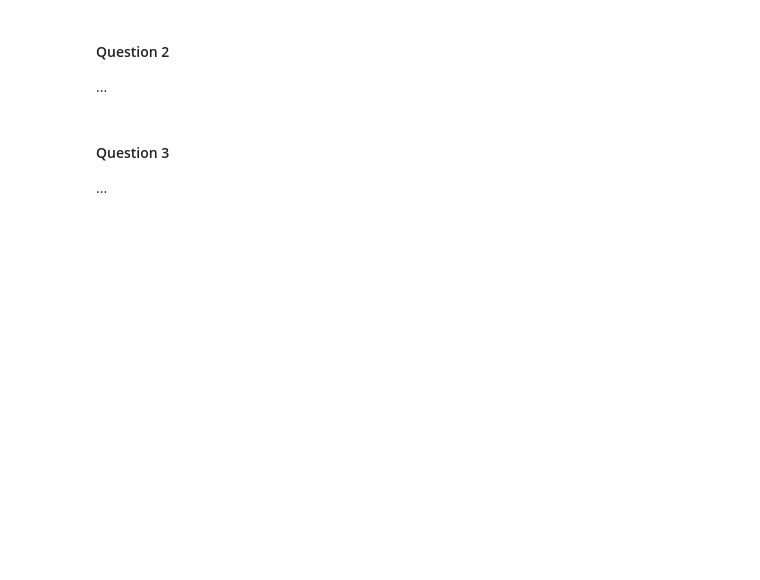
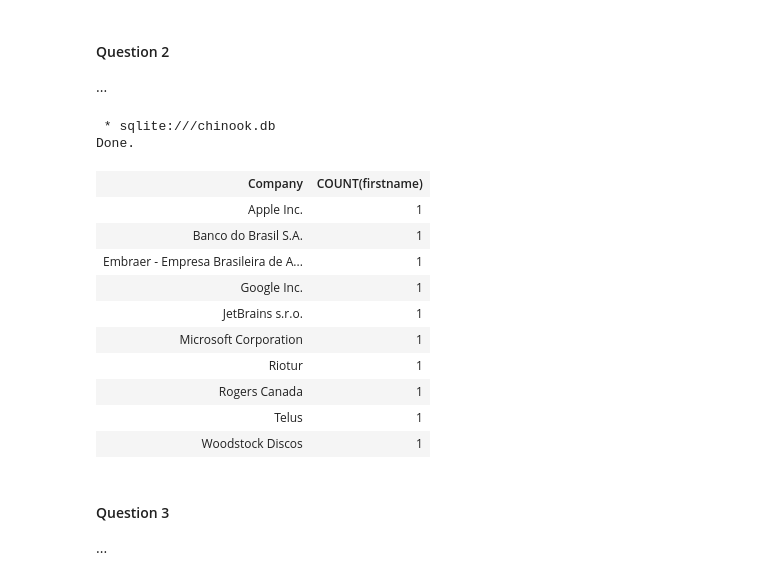
Before and after one commit to dixita9/CSC330-Introduction-to-SQL-T6, a Jupyter notebook: Intro_to_SQL_2.ipynb, the cells around one changed output. Drawn from its saved outputs; the diff is of its cells as text; code cells hidden in the pictures; blank space fills up the shorter version.

```diff
--- a/Intro_to_SQL_2.ipynb
+++ b/Intro_to_SQL_2.ipynb
@@ -165,6 +171,23 @@ SELECT MAX(COUNT(trackid)) FROM
 # %%
 %%sql
 -- Write your query here
+-- How many customers work at the same company
+
+SELECT company, COUNT(firstname) FROM customers WHERE Company != "None" GROUP BY company
+# %% [output]
+ * sqlite:///chinook.db
+Done.
+| Company | COUNT(firstname) |
+| Apple Inc. | 1 |
+| Banco do Brasil S.A. | 1 |
+| Embraer - Empresa Brasileira de A... | 1 |
+| Google Inc. | 1 |
+| JetBrains s.r.o. | 1 |
+| Microsoft Corporation | 1 |
+| Riotur | 1 |
+| Rogers Canada | 1 |
+| Telus | 1 |
+| Woodstock Discos | 1 |
 # %% [markdown]
 #### Question 3
 ...
```
Also changed, not shown: parts of 3 cells of this notebook.
